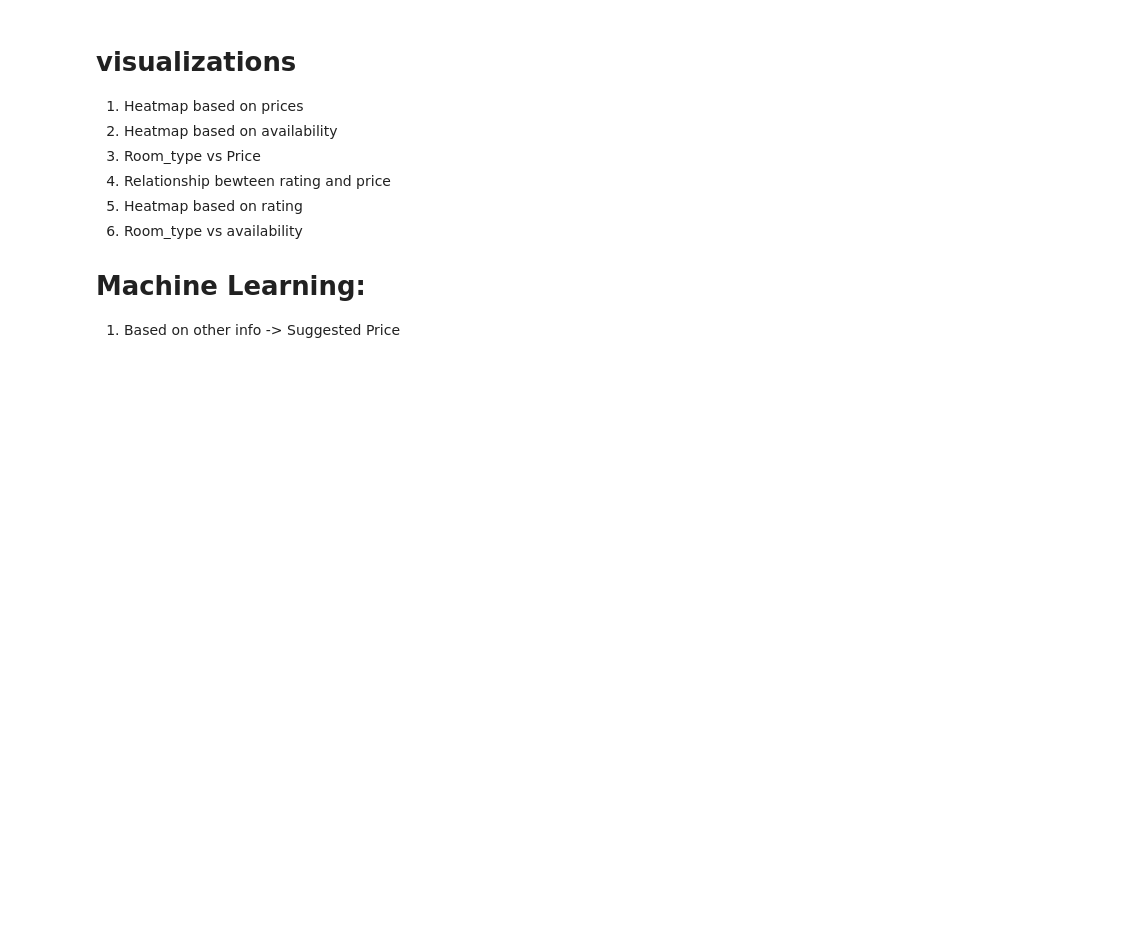
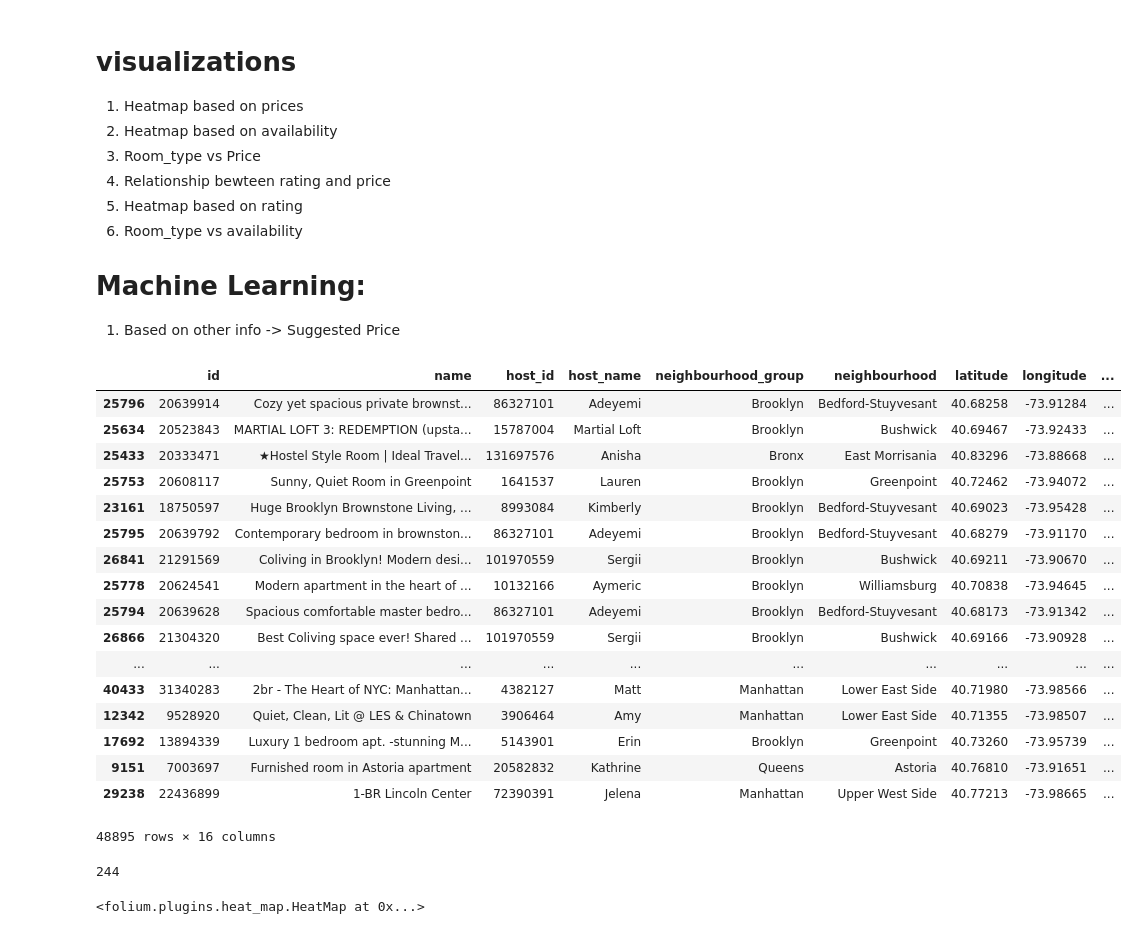
Before and after one commit to mguggari/mguggari.github.io, a Jupyter notebook: 320_Final.ipynb, the cells around one changed output. Saved outputs shown, nothing was run; the diff lists cells and outputs as text; code cells hidden in the pictures; blank space fills up the shorter version.

Commit message:
added map of prices in NYC

```diff
--- a/320_Final.ipynb
+++ b/320_Final.ipynb
@@ -34,3 +55,24 @@ data
 
 # Machine Learning:
 1. Based on other info -> Suggested Price
+# %%
+data
+# %% [output]
+|  | id | name | host_id | host_name | neighbourhood_group | neighbourhood | latitude | longitude | ... |
+| 25796 | 20639914 | Cozy yet spacious private brownst... | 86327101 | Adeyemi | Brooklyn | Bedford-Stuyvesant | 40.68258 | -73.91284 | ... |
+| 25634 | 20523843 | MARTIAL LOFT 3: REDEMPTION (upsta... | 15787004 | Martial Loft | Brooklyn | Bushwick | 40.69467 | -73.92433 | ... |
+| 25433 | 20333471 | ★Hostel Style Room | Ideal Travel... | 131697576 | Anisha | Bronx | East Morrisania | 40.83296 | -73.88668 | ... |
+| 25753 | 20608117 | Sunny, Quiet Room in Greenpoint | 1641537 | Lauren | Brooklyn | Greenpoint | 40.72462 | -73.94072 | ... |
+| 23161 | 18750597 | Huge Brooklyn Brownstone Living, ... | 8993084 | Kimberly | Brooklyn | Bedford-Stuyvesant | 40.69023 | -73.95428 | ... |
+| 25795 | 20639792 | Contemporary bedroom in brownston... | 86327101 | Adeyemi | Brooklyn | Bedford-Stuyvesant | 40.68279 | -73.91170 | ... |
+| 26841 | 21291569 | Coliving in Brooklyn! Modern desi... | 101970559 | Sergii | Brooklyn | Bushwick | 40.69211 | -73.90670 | ... |
+| 25778 | 20624541 | Modern apartment in the heart of ... | 10132166 | Aymeric | Brooklyn | Williamsburg | 40.70838 | -73.94645 | ... |
+| 25794 | 20639628 | Spacious comfortable master bedro... | 86327101 | Adeyemi | Brooklyn | Bedford-Stuyvesant | 40.68173 | -73.91342 | ... |
+| 26866 | 21304320 | Best Coliving space ever! Shared ... | 101970559 | Sergii | Brooklyn | Bushwick | 40.69166 | -73.90928 | ... |
+| ... | ... | ... | ... | ... | ... | ... | ... | ... | ... |
+| 40433 | 31340283 | 2br - The Heart of NYC: Manhattan... | 4382127 | Matt | Manhattan | Lower East Side | 40.71980 | -73.98566 | ... |
+| 12342 | 9528920 | Quiet, Clean, Lit @ LES & Chinatown | 3906464 | Amy | Manhattan | Lower East Side | 40.71355 | -73.98507 | ... |
+| 17692 | 13894339 | Luxury 1 bedroom apt. -stunning M... | 5143901 | Erin | Brooklyn | Greenpoint | 40.73260 | -73.95739 | ... |
+| 9151 | 7003697 | Furnished room in Astoria apartment | 20582832 | Kathrine | Queens | Astoria | 40.76810 | -73.91651 | ... |
+| 29238 | 22436899 | 1-BR Lincoln Center | 72390391 | Jelena | Manhattan | Upper West Side | 40.77213 | -73.98665 | ... |
+48895 rows × 16 columns
@@ -36,0 +83,20 @@ data
+# %%
+#Latitude and Longitude for New York City
+#48884 total values so we need to sample of 244
+data_price_sample = data_price.sample(frac = 0.005, replace=True, random_state=1)
+print(len(data_price_sample))
+m = folium.Map(location=[40.7128, 74.0060], zoom_start=2)
+heat_data = []
+for index, row in data_price_sample.iterrows():
+    loc_price = []
+    lat = row['latitude']
+    long = row['longitude']
+    price = row['price']
+    loc_price.append(lat)
+    loc_price.append(long)
+    loc_price.append(price)
+    heat_data.append(loc_price)
+HeatMap(heat_data).add_to(m)
+# %% [output]
+244
+<folium.plugins.heat_map.HeatMap at 0x...>
```
Also changed, not shown: parts of 3 cells of this notebook.
